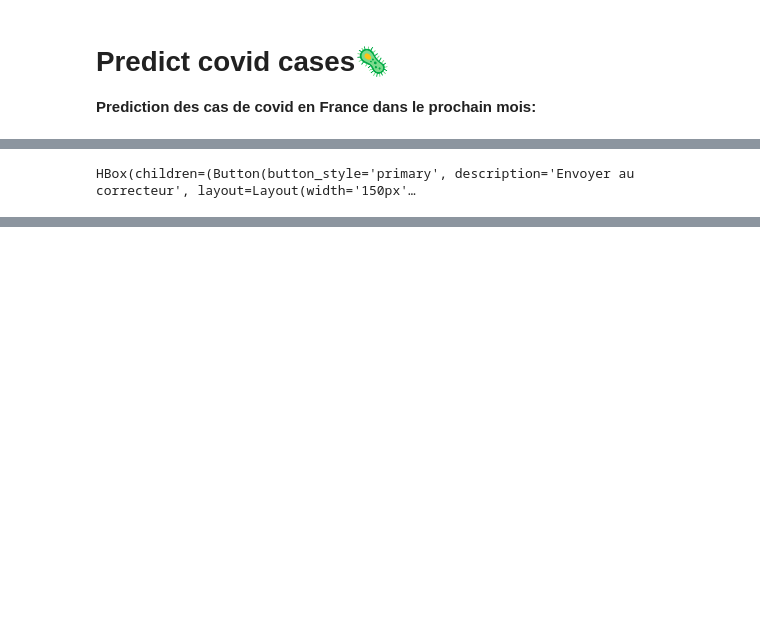
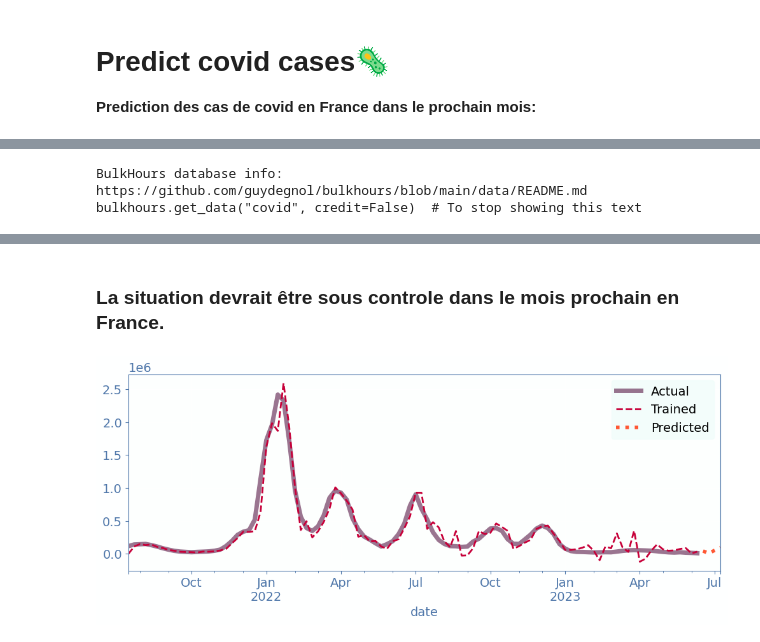
Before and after one commit to gtherin/bulkhours, a Jupyter notebook: examples/6_Predict_Covid_Cases.ipynb, the cells around one changed output, grey strips where cells are left out. Drawn from its saved outputs; the diff is of its cells as text; code cells hidden in the pictures; blank space fills up the shorter version.

```diff
--- a/examples/6_Predict_Covid_Cases.ipynb
+++ b/examples/6_Predict_Covid_Cases.ipynb
@@ -34,18 +69,17 @@ Import BULK Helper cOURSe (version='5.2.21'🚀'):⚠️Database is local (secur
 
 **Prediction des cas de covid en France dans le prochain mois:**
 # %%
-%%evaluation_cell_id -i covid
-# Get and fit the data
+# Get the data (updated weekly)
 covid = bulkhours.get_data("covid", credit=True, query="iso_code in ('FRA')", index="date")['new_cases']
-covid.index = pd.DatetimeIndex(covid.index).to_period('D')
-covid = covid.rolling(7).mean()[covid > 0].iloc[-500:]
+covid = covid[covid > 0].iloc[-100:]
+covid.index = pd.DatetimeIndex(covid.index).to_period('W')
 model = smtsa.SARIMAX(covid, order=(3, 0, 0), seasonal_order=(1, 1, 0, 31)).fit()
 
 # Plot the data
 fig, ax = plt.subplots(figsize=(12, 4))
 pd.Series(covid.values, index=covid.index.to_timestamp()).plot(ax=ax, label='Actual', alpha=0.6, lw=5, legend=True)
 pd.Series(model.fittedvalues.values, index=covid.index.to_timestamp()).plot(ax=ax, label='Trained', ls="dashed", lw=2, legend=True)
-model.forecast(steps=30).plot(ax=ax, label='Predicted', ls="dotted", legend=True);
+model.forecast(steps=4).plot(ax=ax, label='Predicted', ls="dotted", legend=True);
 
 # Conclude
 IPython.display.Markdown("<h3>La situation devrait être sous controle dans le mois prochain en France.</h3>")
@@ -53 +147,2 @@ IPython.display.Markdown("<h3>La situation devrait être sous controle dans le m
-HBox(children=(Button(button_style='primary', description='Envoyer au correcteur', layout=Layout(width='150px'…
+BulkHours database info: https://github.com/guydegnol/bulkhours/blob/main/data/README.md
+bulkhours.get_data("covid", credit=False)  # To stop showing this text
@@ -54,0 +149,2 @@ HBox(children=(Button(button_style='primary', description='Envoyer au correcteur
+<h3>La situation devrait être sous controle dans le mois prochain en France.</h3>
+[figure, added]
```
Also changed, not shown: parts of 9 cells of this notebook, 3 other files.
